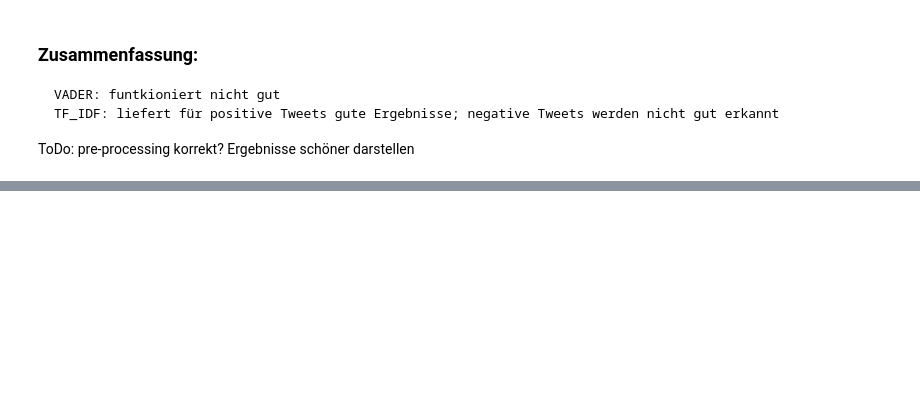
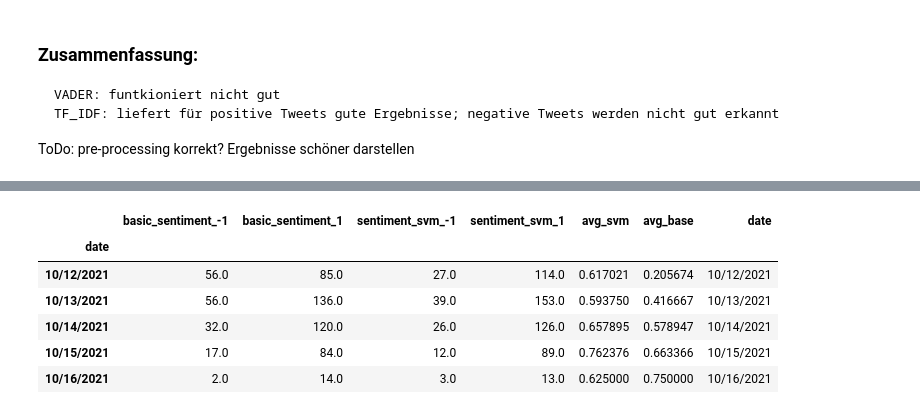
Before and after one commit to fogx/news_sentiment, a Jupyter notebook: code/notebooks/Baseline_Tweets.ipynb, the cells around one changed output, grey strips where cells are left out. Cells and saved outputs as stored; diff of their text form; code cells hidden in the pictures; blank space fills up the shorter version.

```diff
--- a/code/notebooks/Baseline_Tweets.ipynb
+++ b/code/notebooks/Baseline_Tweets.ipynb
@@ -272,0 +363,10 @@ Ergebnisse schöner darstellen
+# %%
+sentiment_scores_test.head()
+# %% [output]
+|  | basic_sentiment_-1 | basic_sentiment_1 | sentiment_svm_-1 | sentiment_svm_1 | avg_svm | avg_base | date |
+| date |  |  |  |  |  |  |  |
+| 10/12/2021 | 56.0 | 85.0 | 27.0 | 114.0 | 0.617021 | 0.205674 | 10/12/2021 |
+| 10/13/2021 | 56.0 | 136.0 | 39.0 | 153.0 | 0.593750 | 0.416667 | 10/13/2021 |
+| 10/14/2021 | 32.0 | 120.0 | 26.0 | 126.0 | 0.657895 | 0.578947 | 10/14/2021 |
+| 10/15/2021 | 17.0 | 84.0 | 12.0 | 89.0 | 0.762376 | 0.663366 | 10/15/2021 |
+| 10/16/2021 | 2.0 | 14.0 | 3.0 | 13.0 | 0.625000 | 0.750000 | 10/16/2021 |
```
Also changed, not shown: parts of 48 cells of this notebook.
